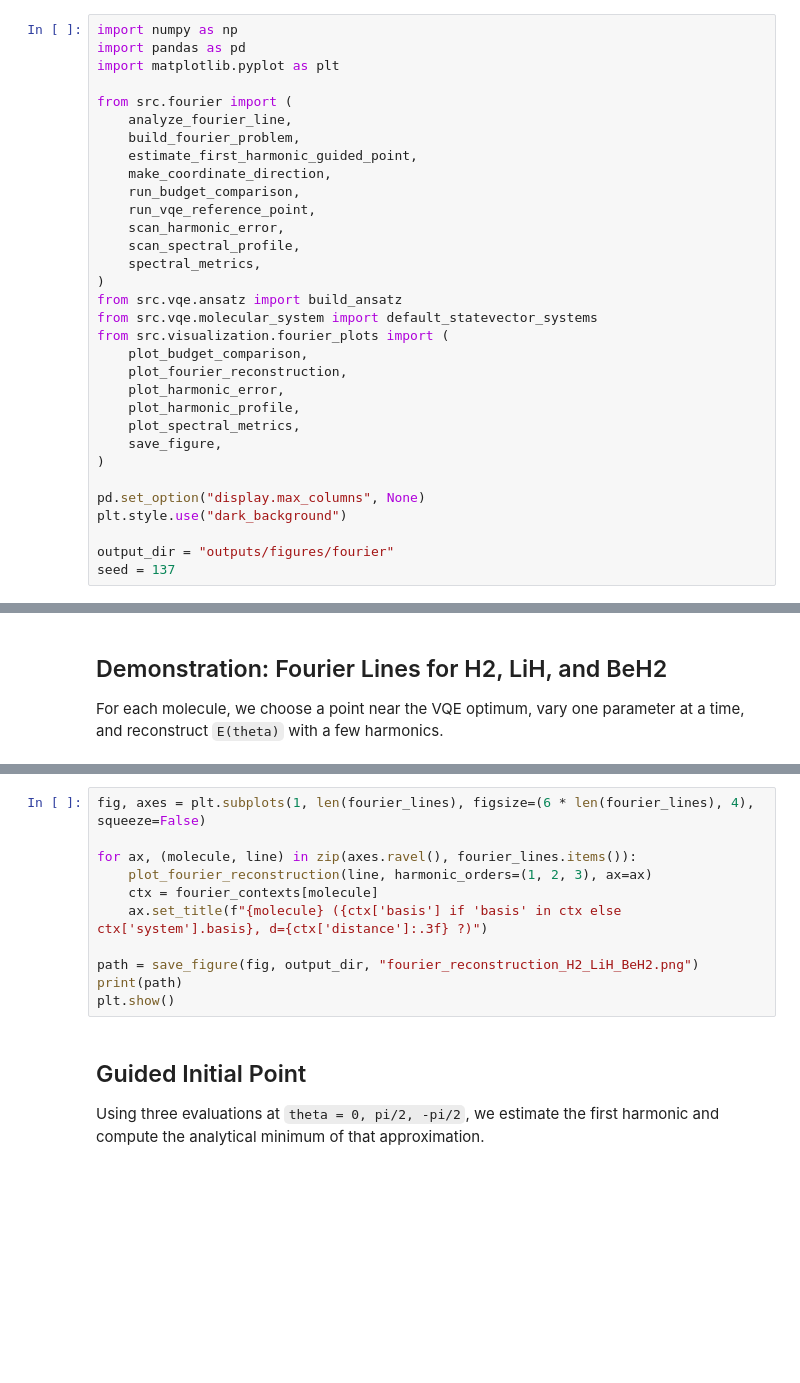
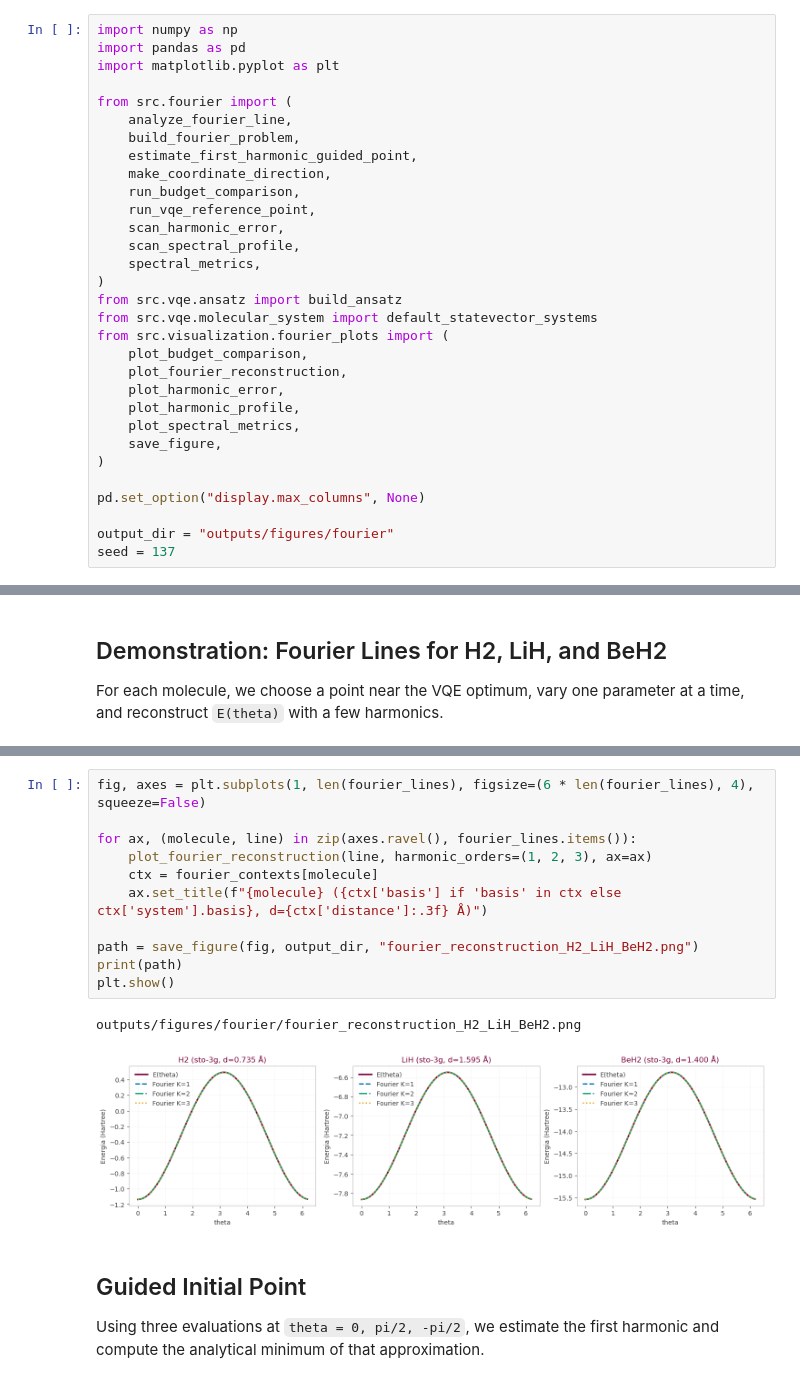
Before and after one commit to YannLeao/vqe-quantum-simulation, a Jupyter notebook: notebooks/02_fourier_guided_initialization.ipynb, the cells around one changed output, grey strips where cells are left out. Drawn from its saved outputs; the diff is of its cells as text; blank space fills up the shorter version.

```diff
--- a/notebooks/02_fourier_guided_initialization.ipynb
+++ b/notebooks/02_fourier_guided_initialization.ipynb
@@ -32,7 +32,6 @@ from src.visualization.fourier_plots import (
 )
 
 pd.set_option("display.max_columns", None)
-plt.style.use("dark_background")
 
 output_dir = "outputs/figures/fourier"
 seed = 137
@@ -129,14 +137,17 @@ pd.DataFrame([
 # %%
 fig, axes = plt.subplots(1, len(fourier_lines), figsize=(6 * len(fourier_lines), 4), squeeze=False)
 
 for ax, (molecule, line) in zip(axes.ravel(), fourier_lines.items()):
     plot_fourier_reconstruction(line, harmonic_orders=(1, 2, 3), ax=ax)
     ctx = fourier_contexts[molecule]
-    ax.set_title(f"{molecule} ({ctx['basis'] if 'basis' in ctx else ctx['system'].basis}, d={ctx['distance']:.3f} ?)")
+    ax.set_title(f"{molecule} ({ctx['basis'] if 'basis' in ctx else ctx['system'].basis}, d={ctx['distance']:.3f} Å)")
 
 path = save_figure(fig, output_dir, "fourier_reconstruction_H2_LiH_BeH2.png")
 print(path)
 plt.show()
+# %% [output]
+outputs/figures/fourier/fourier_reconstruction_H2_LiH_BeH2.png
+[figure, added]
 # %% [markdown]
 ## Guided Initial Point
 
```
Also changed, not shown: parts of 11 cells of this notebook, 33 other files.
